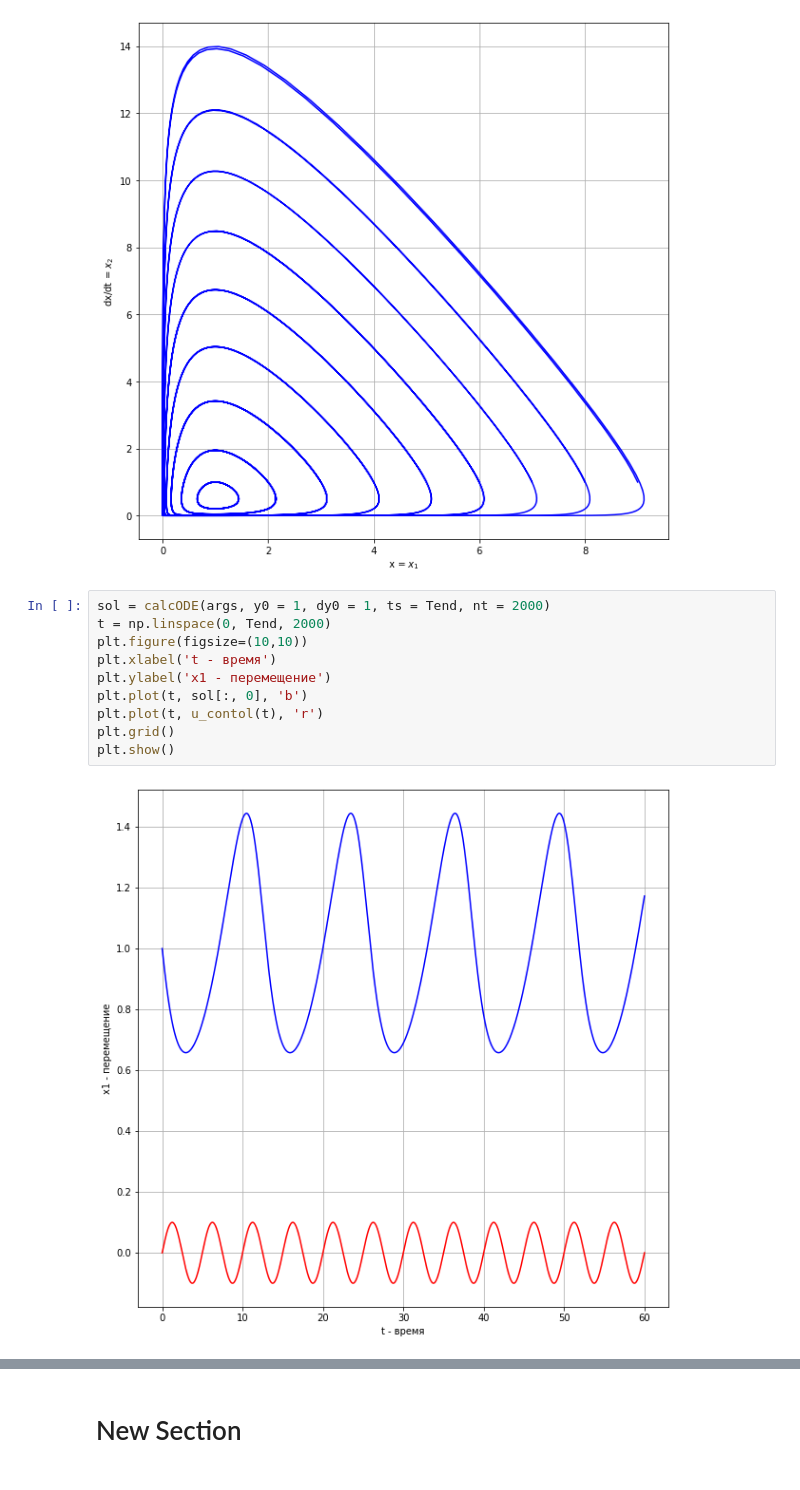
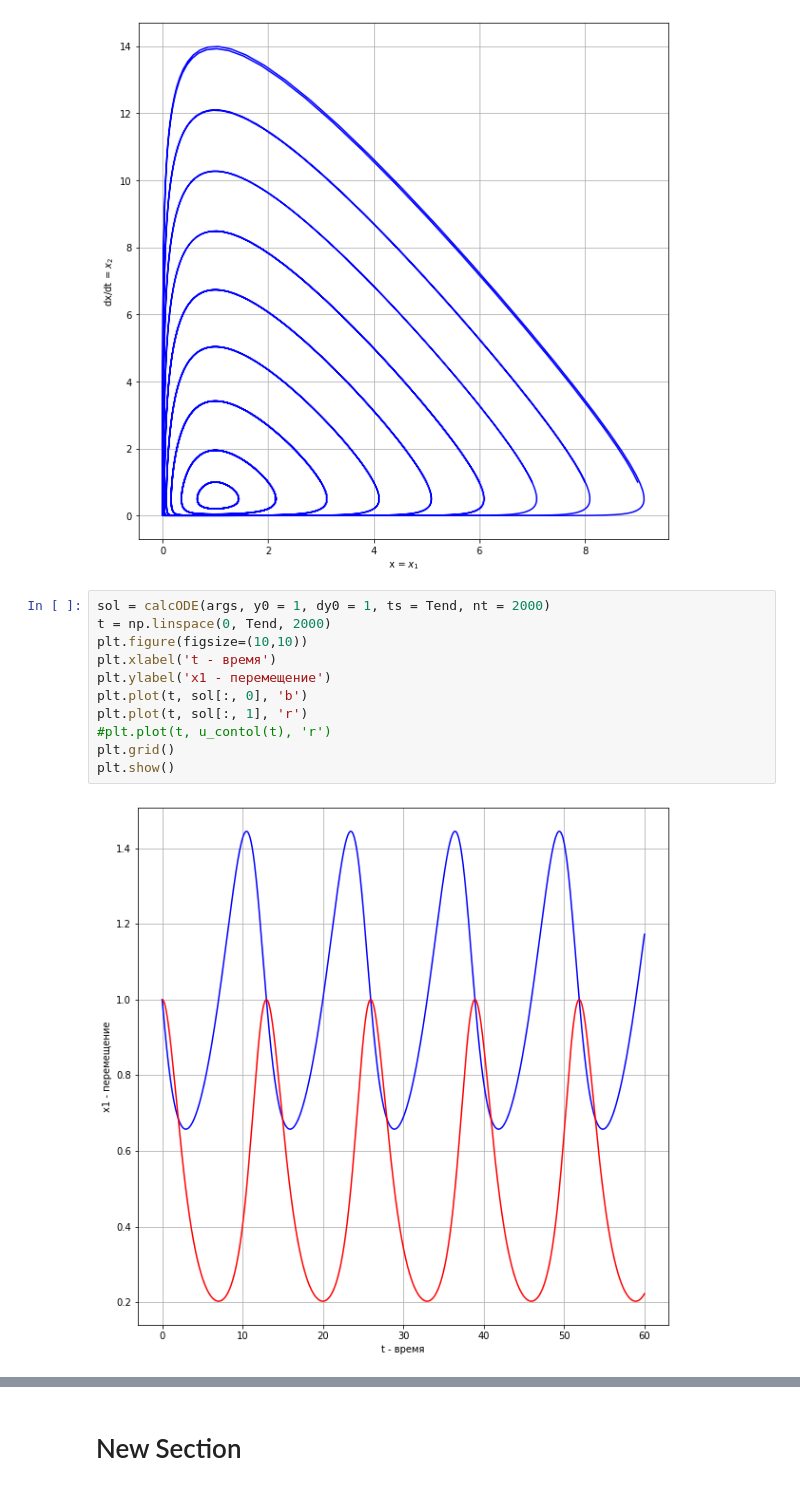
Before and after one commit to TAUforPython/nonlinear_phasepicture, a Jupyter notebook: вынужденное_движение_нелинейных_систем.ipynb, the cells around one changed output, grey strips where cells are left out. Saved outputs shown, nothing was run; the diff lists cells and outputs as text.

```diff
--- a/вынужденное_движение_нелинейных_систем.ipynb
+++ b/вынужденное_движение_нелинейных_систем.ipynb
@@ -64,12 +71,13 @@ drawPhasePortrait(args, 1, 1, 1, 10, 1, 2, ts = Tend, nt = 2000)
 # %%
 sol = calcODE(args, y0 = 1, dy0 = 1, ts = Tend, nt = 2000)
 t = np.linspace(0, Tend, 2000)
 plt.figure(figsize=(10,10))
 plt.xlabel('t - время')
 plt.ylabel('x1 - перемещение')
 plt.plot(t, sol[:, 0], 'b')
-plt.plot(t, u_contol(t), 'r')
+plt.plot(t, sol[:, 1], 'r')
+#plt.plot(t, u_contol(t), 'r')
 plt.grid()
 plt.show()
 # %% [output]
-[figure, old version]
+[figure, new version]
```
Also changed, not shown: parts of 2 cells of this notebook.
